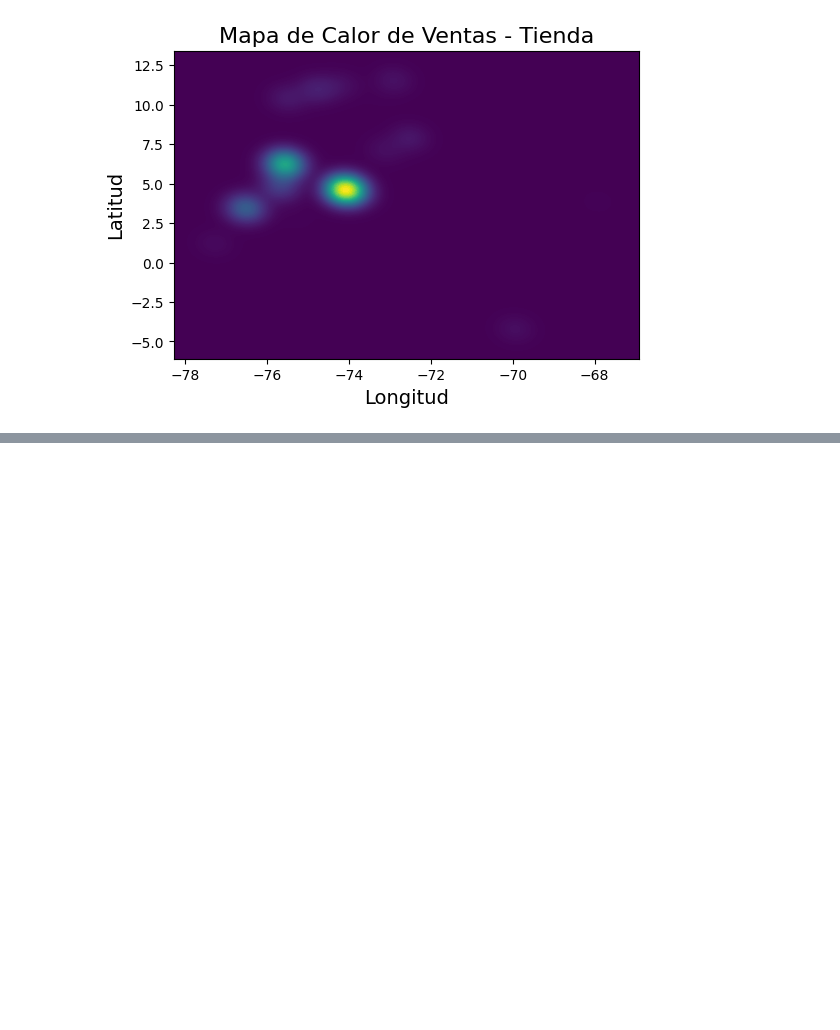
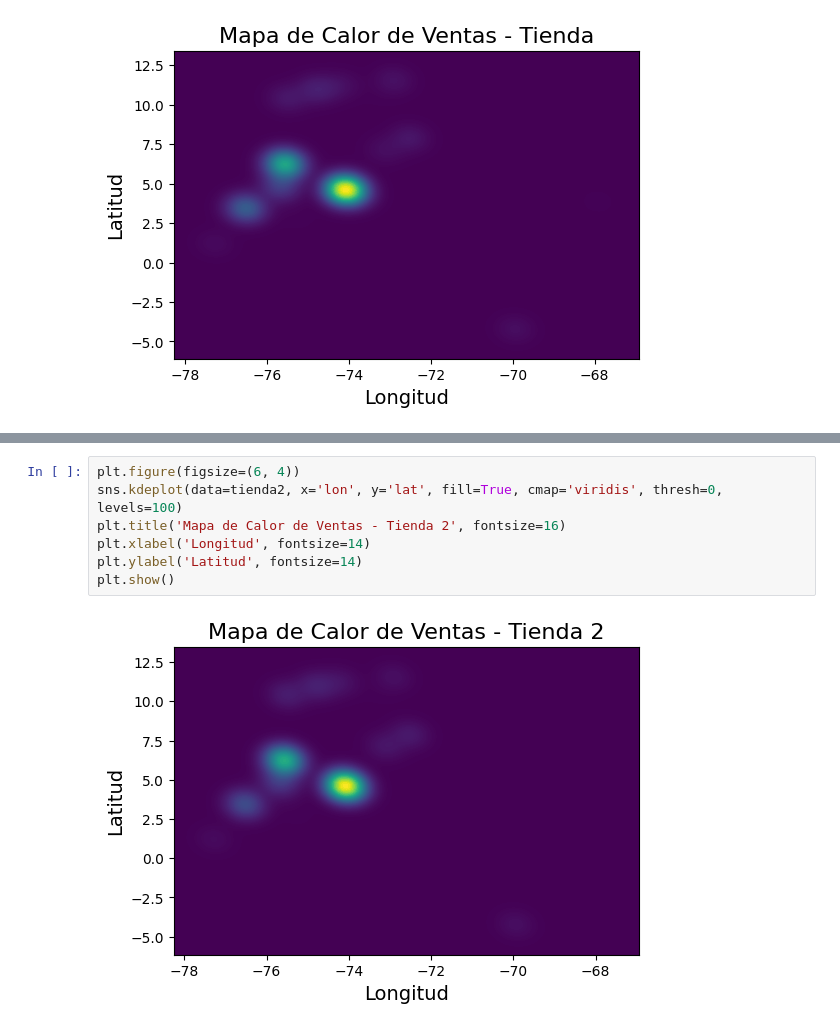
Before and after one commit to VivianQui/Challenge-Precticando-Python-para-Data-Science, a Jupyter notebook: AluraStoreLatam.ipynb, the cells around one changed output, grey strips where cells are left out. Drawn from its saved outputs; the diff is of its cells as text; blank space fills up the shorter version.

```diff
--- a/AluraStoreLatam.ipynb
+++ b/AluraStoreLatam.ipynb
@@ -595,0 +606,9 @@ plt.show()
+# %%
+plt.figure(figsize=(6, 4))
+sns.kdeplot(data=tienda2, x='lon', y='lat', fill=True, cmap='viridis', thresh=0, levels=100)
+plt.title('Mapa de Calor de Ventas - Tienda 2', fontsize=16)
+plt.xlabel('Longitud', fontsize=14)
+plt.ylabel('Latitud', fontsize=14)
+plt.show()
+# %% [output]
+[figure, added]
```
Also changed, not shown: parts of 1 cell of this notebook.
